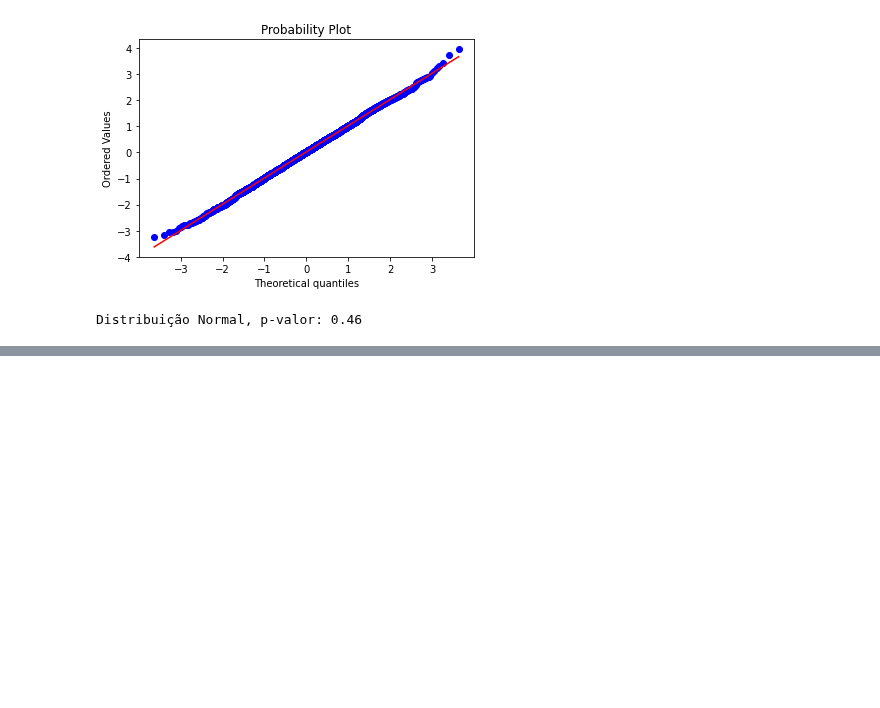
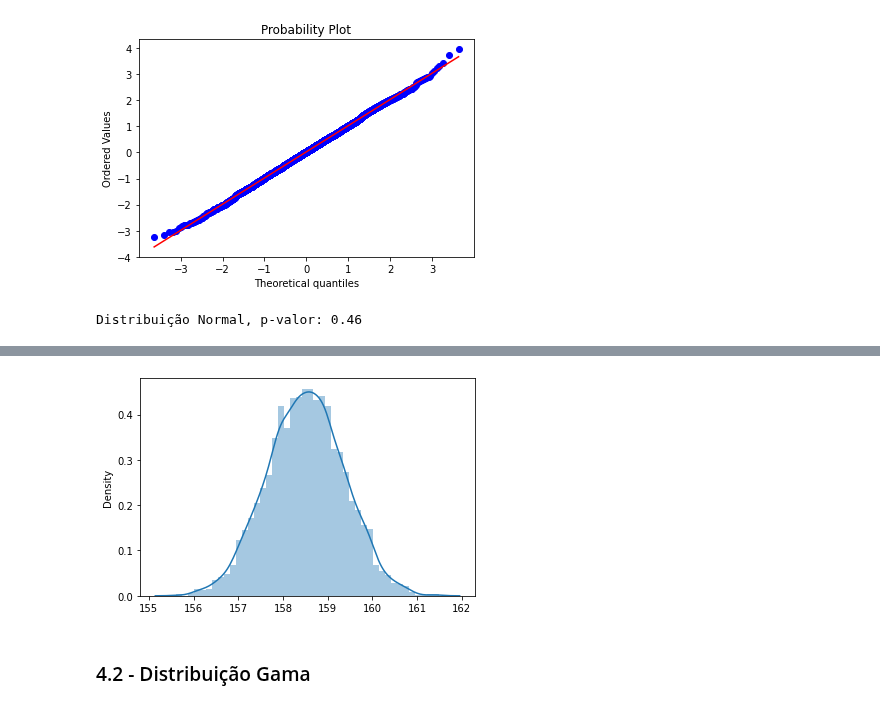
Before and after one commit to Gabrieleas10/Distribuicoes_Probabilidades, a Jupyter notebook: estatistica_completa.ipynb, the cells around one changed output, grey strips where cells are left out. Cells and saved outputs as stored; diff of their text form; code cells hidden in the pictures; blank space fills up the shorter version.

```diff
--- a/estatistica_completa.ipynb
+++ b/estatistica_completa.ipynb
@@ -615,0 +630,12 @@ Distribuição Normal, p-valor: 0.46
+# %%
+# altura de 5000 pessoas aleatórias
+# buscando a média de cada iteração
+medias = [np.mean(np.random.randint(126, 192, 500)) for _ in range(5000)]
+# %%
+# plot da distribuição
+# prova que o tamanho da amostra influencia e quanto maior a amostra tende-se a ser uma dist. normal
+sns.distplot(medias);
+# %% [output]
+[figure, added]
+# %% [markdown]
+### 4.2 - Distribuição Gama
```
Also changed, not shown: parts of 3 cells of this notebook.
